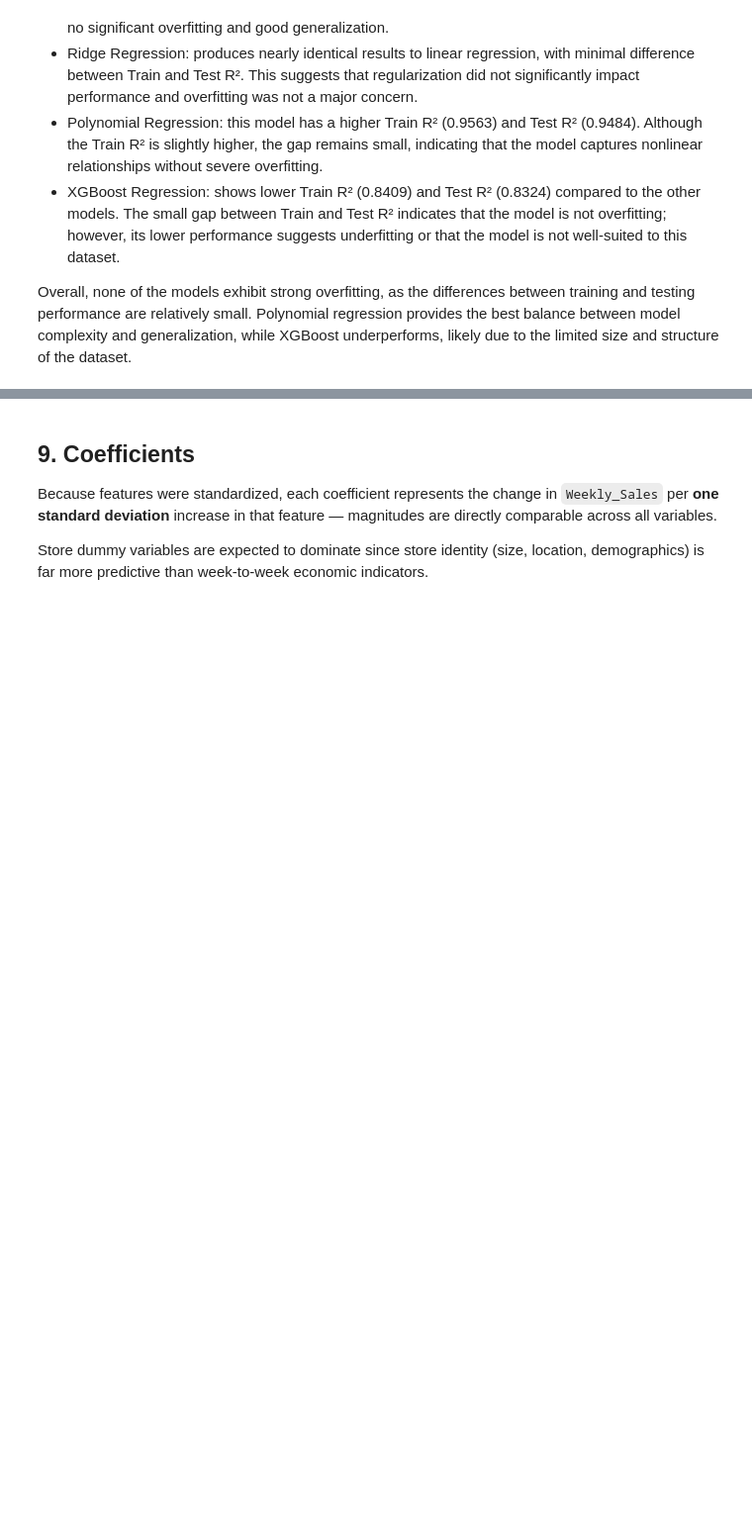
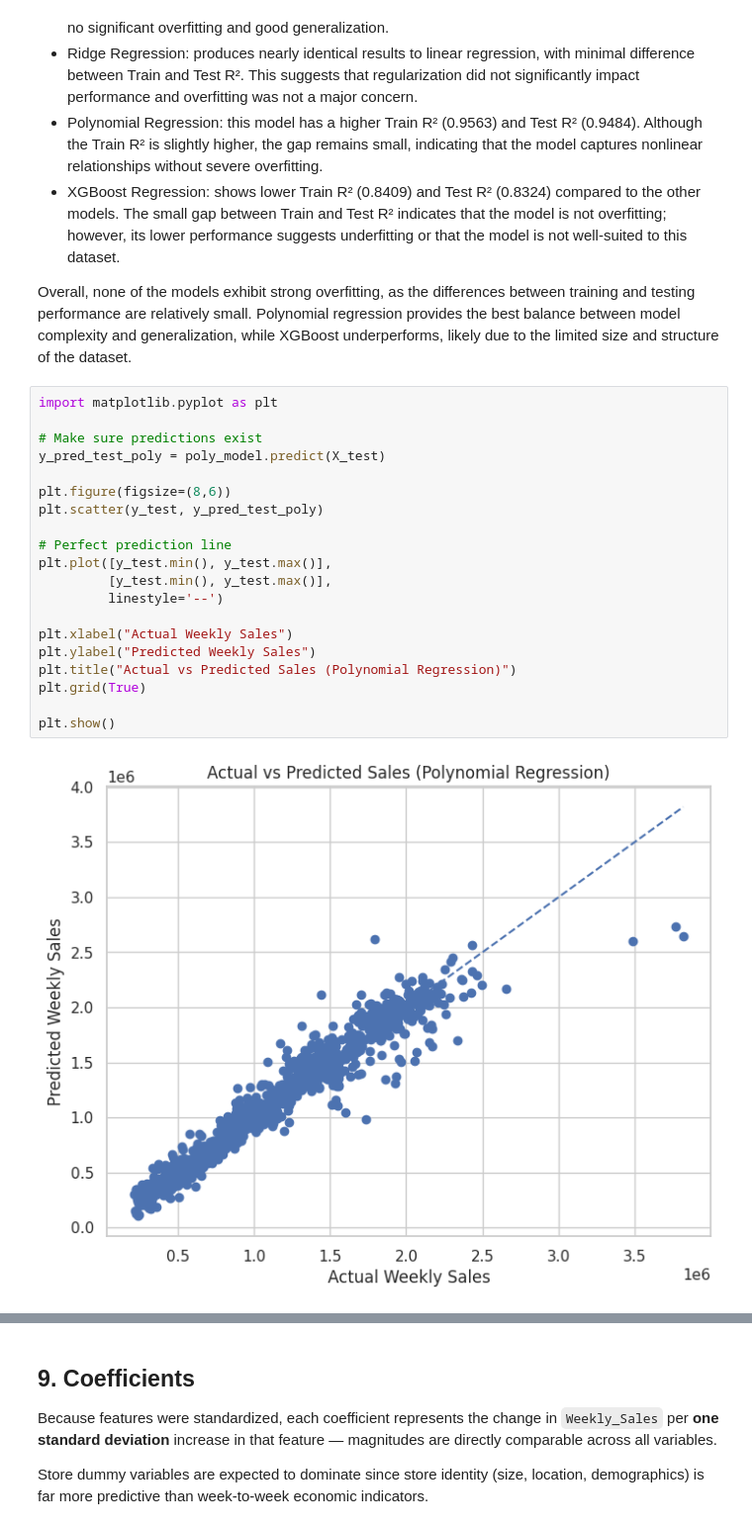
Before and after one commit to leonTan21/inventory-demand-prediction-ml, a Jupyter notebook: notebooks/walmart_linear_regression.ipynb, the cells around one changed output, grey strips where cells are left out. Shown at 99% size. Saved outputs shown, nothing was run; the diff lists cells and outputs as text; blank space fills up the shorter version.

Commit message:
Best model selected and plots added

```diff
--- a/notebooks/walmart_linear_regression.ipynb
+++ b/notebooks/walmart_linear_regression.ipynb
@@ -627,3 +610,25 @@ Among all models tested, polynomial regression (degree 2) outperformed linear re
 *   XGBoost Regression:  shows lower Train R² (0.8409) and Test R² (0.8324) compared to the other models. The small gap between Train and Test R² indicates that the model is not overfitting; however, its lower performance suggests underfitting or that the model is not well-suited to this dataset.
 
 Overall, none of the models exhibit strong overfitting, as the differences between training and testing performance are relatively small. Polynomial regression provides the best balance between model complexity and generalization, while XGBoost underperforms, likely due to the limited size and structure of the dataset.
+# %%
+import matplotlib.pyplot as plt
+
+# Make sure predictions exist
+y_pred_test_poly = poly_model.predict(X_test)
+
+plt.figure(figsize=(8,6))
+plt.scatter(y_test, y_pred_test_poly)
+
+# Perfect prediction line
+plt.plot([y_test.min(), y_test.max()],
+         [y_test.min(), y_test.max()],
+         linestyle='--')
+
+plt.xlabel("Actual Weekly Sales")
+plt.ylabel("Predicted Weekly Sales")
+plt.title("Actual vs Predicted Sales (Polynomial Regression)")
+plt.grid(True)
+
+plt.show()
+# %% [output]
+[figure, added]
```
Also changed, not shown: parts of 8 cells of this notebook.
